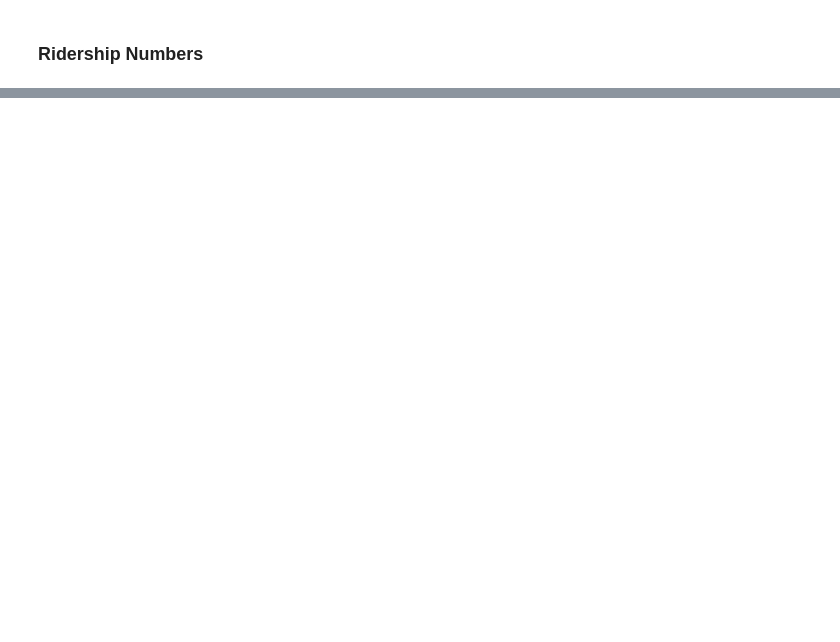
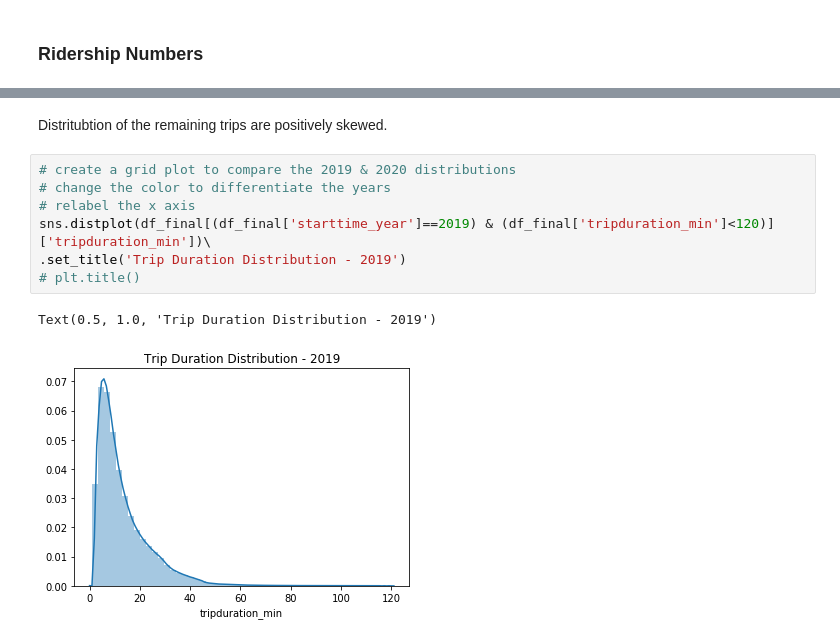
Before and after one commit to graceh3/citibike-analysis, a Jupyter notebook: Citibike - Statistical Analysis Project.ipynb, the cells around one changed output, grey strips where cells are left out. Drawn from its saved outputs; the diff is of its cells as text; blank space fills up the shorter version.

```diff
--- a/Citibike - Statistical Analysis Project.ipynb
+++ b/Citibike - Statistical Analysis Project.ipynb
@@ -320,0 +428,12 @@ There are trip durations that are extremely long (spanning several days).
+# %% [markdown]
+Distritubtion of the remaining trips are positively skewed.
+# %%
+# create a grid plot to compare the 2019 & 2020 distributions
+# change the color to differentiate the years
+# relabel the x axis
+sns.distplot(df_final[(df_final['starttime_year']==2019) & (df_final['tripduration_min']<120)]['tripduration_min'])\
+.set_title('Trip Duration Distribution - 2019')
+# plt.title()
+# %% [output]
+Text(0.5, 1.0, 'Trip Duration Distribution - 2019')
+[figure, added]
```
Also changed, not shown: parts of 42 cells of this notebook, 2 other files.
